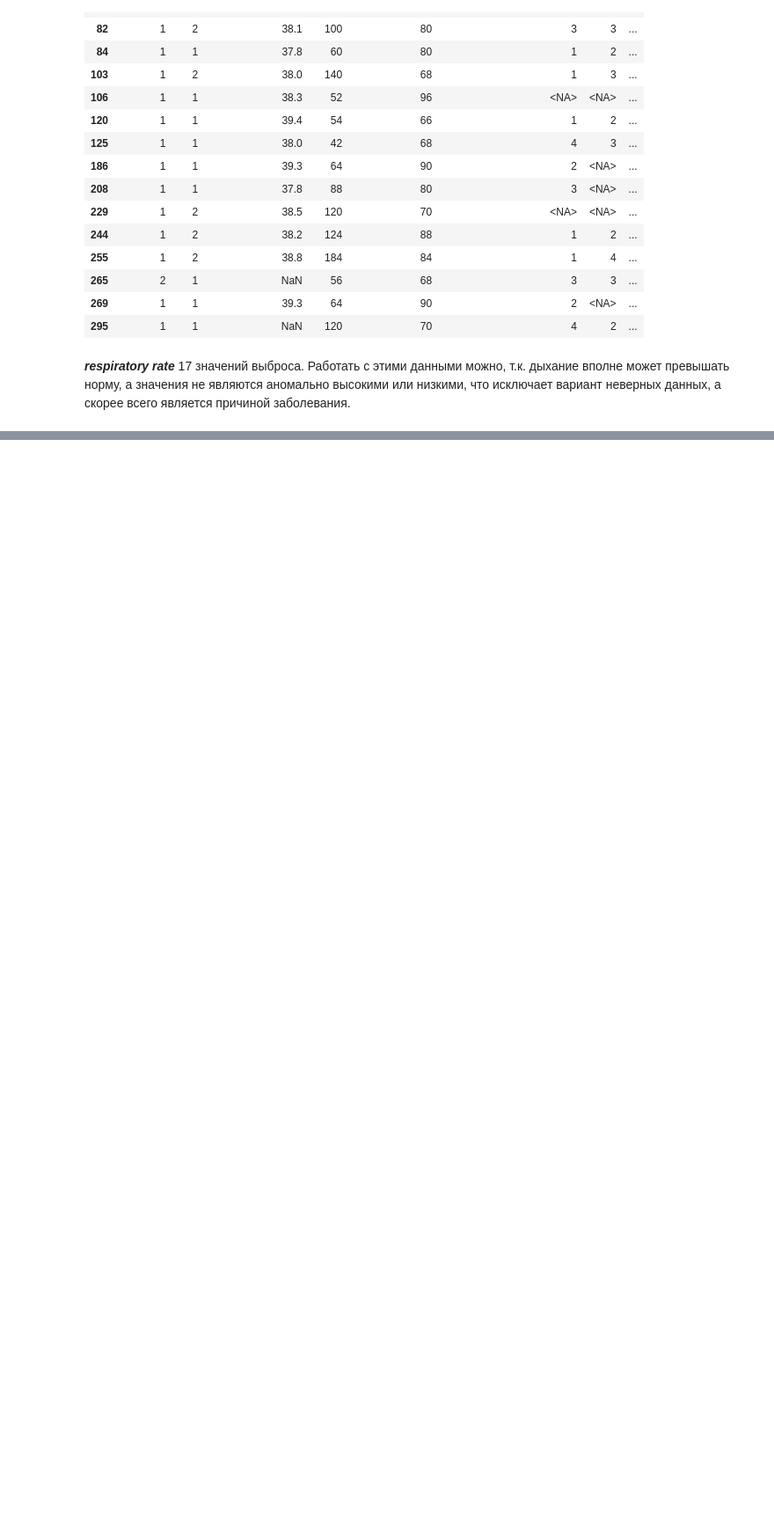
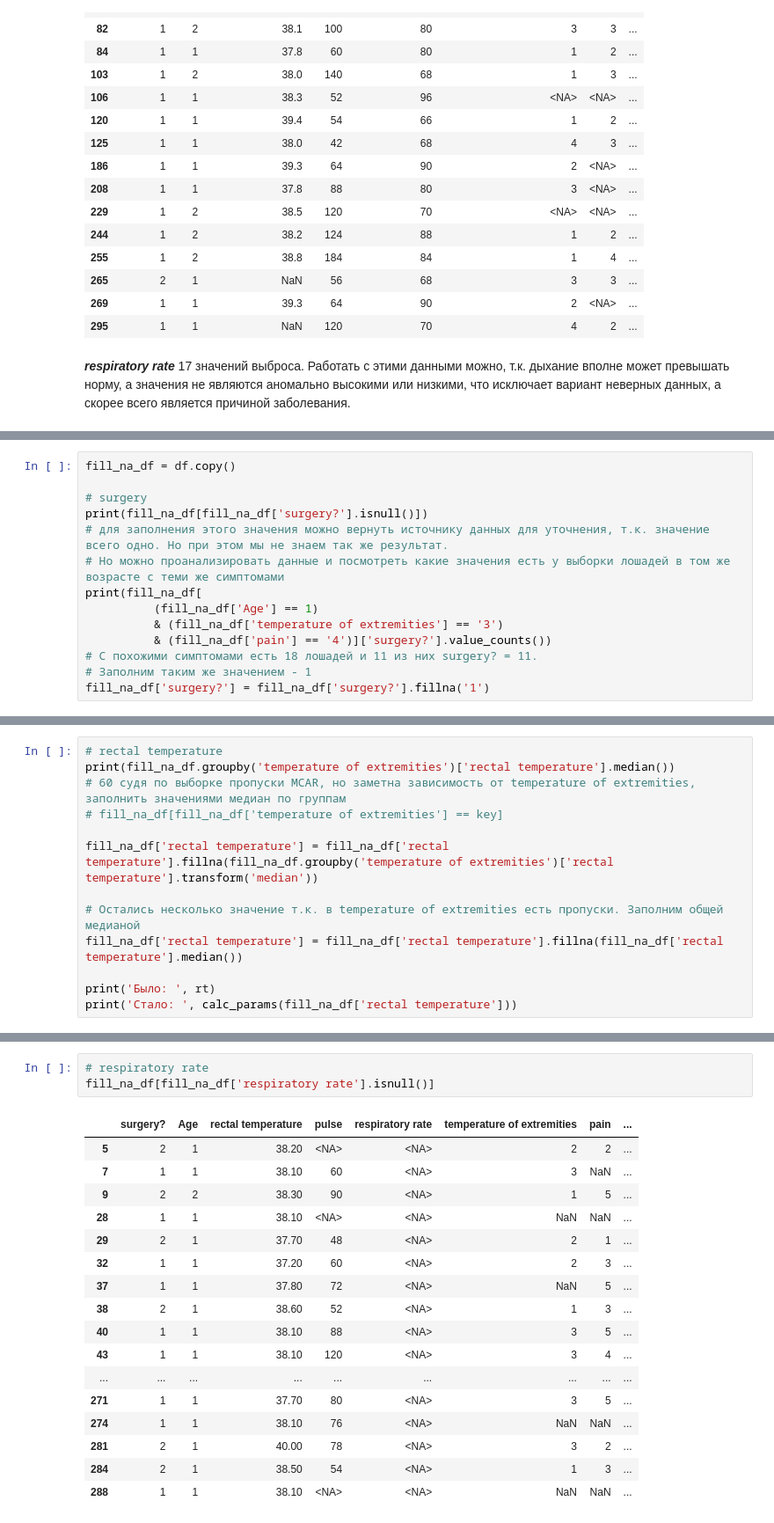
Before and after one commit to ArcherCrayXC30/Netology_Py_HM, a Jupyter notebook: STPY-33/HomeWork1/homework_1.ipynb, the cells around one changed output, grey strips where cells are left out. Shown at 88% size. Cells and saved outputs as stored; diff of their text form; blank space fills up the shorter version.

```diff
--- a/STPY-33/HomeWork1/homework_1.ipynb
+++ b/STPY-33/HomeWork1/homework_1.ipynb
@@ -271,0 +355,14 @@ df[df['respiratory rate'].isna()]
+# %%
+fill_na_df = df.copy()
+
+# surgery
+print(fill_na_df[fill_na_df['surgery?'].isnull()])
+# для заполнения этого значения можно вернуть источнику данных для уточнения, т.к. значение всего одно. Но при этом мы не знаем так же результат.
+# Но можно проанализировать данные и посмотреть какие значения есть у выборки лошадей в том же возрасте с теми же симптомами
+print(fill_na_df[
+          (fill_na_df['Age'] == 1)
+          & (fill_na_df['temperature of extremities'] == '3')
+          & (fill_na_df['pain'] == '4')]['surgery?'].value_counts())
+# С похожими симптомами есть 18 лошадей и 11 из них surgery? = 11.
+# Заполним таким же значением - 1
+fill_na_df['surgery?'] = fill_na_df['surgery?'].fillna('1')
@@ -271,0 +378,13 @@ df[df['respiratory rate'].isna()]
+# %%
+# rectal temperature
+print(fill_na_df.groupby('temperature of extremities')['rectal temperature'].median())
+# 60 судя по выборке пропуски MCAR, но заметна зависимость от temperature of extremities, заполнить значениями медиан по группам
+# fill_na_df[fill_na_df['temperature of extremities'] == key]
+
+fill_na_df['rectal temperature'] = fill_na_df['rectal temperature'].fillna(fill_na_df.groupby('temperature of extremities')['rectal temperature'].transform('median'))
+
+# Остались несколько значение т.к. в temperature of extremities есть пропуски. Заполним общей медианой
+fill_na_df['rectal temperature'] = fill_na_df['rectal temperature'].fillna(fill_na_df['rectal temperature'].median())
+
+print('Было: ', rt)
+print('Стало: ', calc_params(fill_na_df['rectal temperature']))
@@ -271,0 +400,21 @@ df[df['respiratory rate'].isna()]
+# %%
+# respiratory rate
+fill_na_df[fill_na_df['respiratory rate'].isnull()]
+# %% [output]
+|  | surgery? | Age | rectal temperature | pulse | respiratory rate | temperature of extremities | pain | ... |
+| 5 | 2 | 1 | 38.20 | <NA> | <NA> | 2 | 2 | ... |
+| 7 | 1 | 1 | 38.10 | 60 | <NA> | 3 | NaN | ... |
+| 9 | 2 | 2 | 38.30 | 90 | <NA> | 1 | 5 | ... |
+| 28 | 1 | 1 | 38.10 | <NA> | <NA> | NaN | NaN | ... |
+| 29 | 2 | 1 | 37.70 | 48 | <NA> | 2 | 1 | ... |
+| 32 | 1 | 1 | 37.20 | 60 | <NA> | 2 | 3 | ... |
+| 37 | 1 | 1 | 37.80 | 72 | <NA> | NaN | 5 | ... |
+| 38 | 2 | 1 | 38.60 | 52 | <NA> | 1 | 3 | ... |
+| 40 | 1 | 1 | 38.10 | 88 | <NA> | 3 | 5 | ... |
+| 43 | 1 | 1 | 38.10 | 120 | <NA> | 3 | 4 | ... |
+| ... | ... | ... | ... | ... | ... | ... | ... | ... |
+| 271 | 1 | 1 | 37.70 | 80 | <NA> | 3 | 5 | ... |
+| 274 | 1 | 1 | 38.10 | 76 | <NA> | NaN | NaN | ... |
+| 281 | 2 | 1 | 40.00 | 78 | <NA> | 3 | 2 | ... |
+| 284 | 2 | 1 | 38.50 | 54 | <NA> | 1 | 3 | ... |
+| 288 | 1 | 1 | 38.10 | <NA> | <NA> | NaN | NaN | ... |
```
Also changed, not shown: parts of 16 cells of this notebook, 1 other file.
